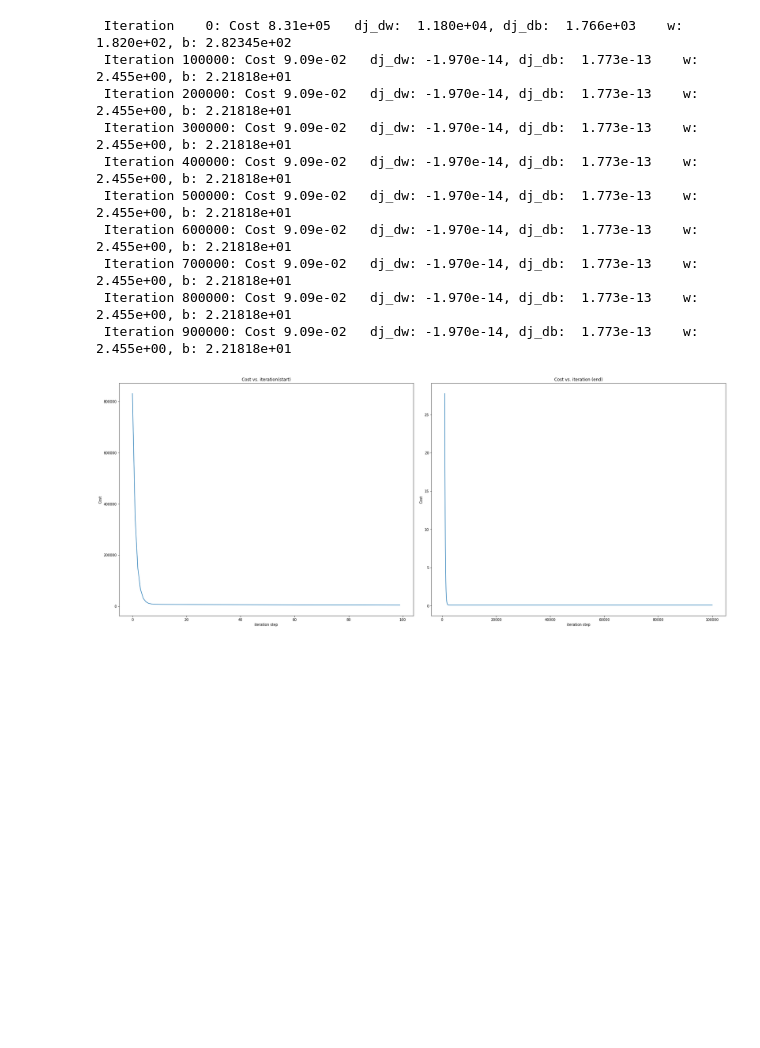
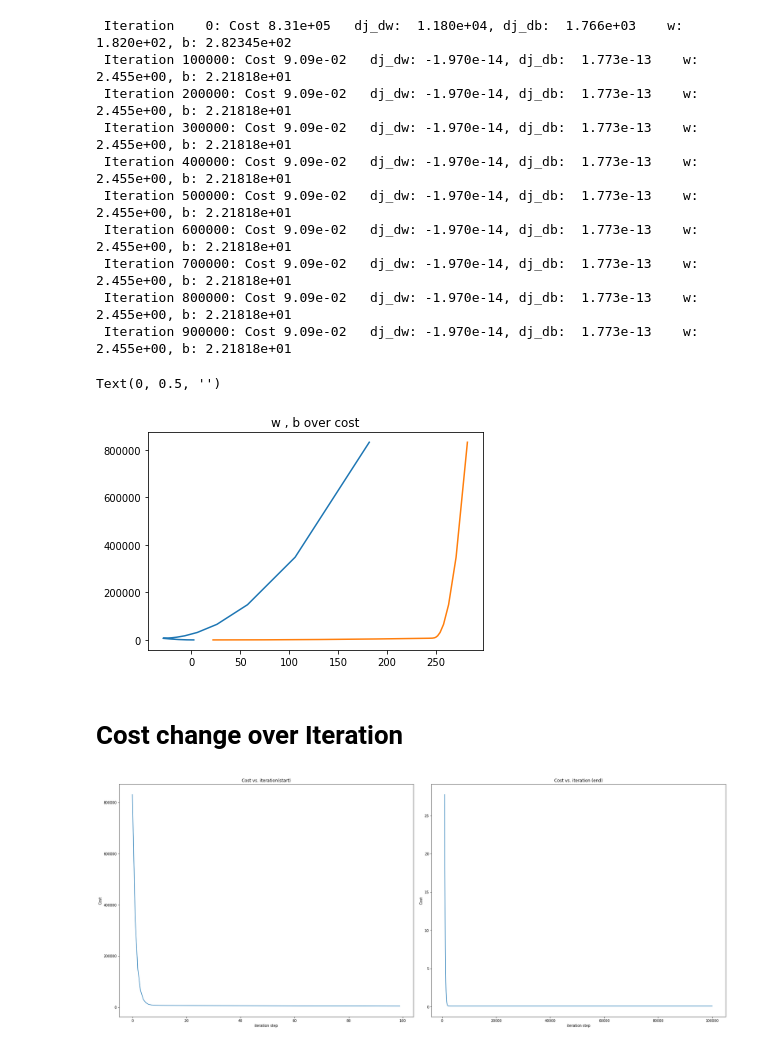
Before and after one commit to Asanka98/Regression, a Jupyter notebook: Simple Linear Regreesion/Simple Linear Regression V1.ipynb, the cells around one changed output. Drawn from its saved outputs; the diff is of its cells as text; code cells hidden in the pictures; blank space fills up the shorter version.

```diff
--- a/Simple Linear Regreesion/Simple Linear Regression V1.ipynb
+++ b/Simple Linear Regreesion/Simple Linear Regression V1.ipynb
@@ -123,7 +124,7 @@ w_initial = 300
 b_initial = 200
 learning_rate = 0.01
 num_iters = 1000000
-w, b, cost_history, param_history  = gradient_descent(X, Y,  w_initial, w_initial, learning_rate, num_iters, compute_gradient, cost_function)
+w_, b_, cost_history, param_history  = gradient_descent(X, Y,  w_initial, w_initial, learning_rate, num_iters, compute_gradient, cost_function)
 # %% [output]
  Iteration    0: Cost 8.31e+05   dj_dw:  1.180e+04, dj_db:  1.766e+03    w:  1.820e+02, b: 2.82345e+02
  Iteration 100000: Cost 9.09e-02   dj_dw: -1.970e-14, dj_db:  1.773e-13    w:  2.455e+00, b: 2.21818e+01
@@ -135,6 +136,16 @@ w, b, cost_history, param_history  = gradient_descent(X, Y,  w_initial, w_initia
  Iteration 700000: Cost 9.09e-02   dj_dw: -1.970e-14, dj_db:  1.773e-13    w:  2.455e+00, b: 2.21818e+01
  Iteration 800000: Cost 9.09e-02   dj_dw: -1.970e-14, dj_db:  1.773e-13    w:  2.455e+00, b: 2.21818e+01
  Iteration 900000: Cost 9.09e-02   dj_dw: -1.970e-14, dj_db:  1.773e-13    w:  2.455e+00, b: 2.21818e+01
+# %%
+plt.plot(param_history, cost_history)
+plt.title("w , b over cost")
+plt.xlabel("")
+plt.ylabel("")
+# %% [output]
+Text(0, 0.5, '')
+[figure, added]
+# %% [markdown]
+# Cost change over Iteration
 # %%
 fig, (ax1, ax2) = plt.subplots(1, 2, constrained_layout=True, figsize=(25,10))
 ax1.plot(cost_history[:100])
```
Also changed, not shown: parts of 2 cells of this notebook.
